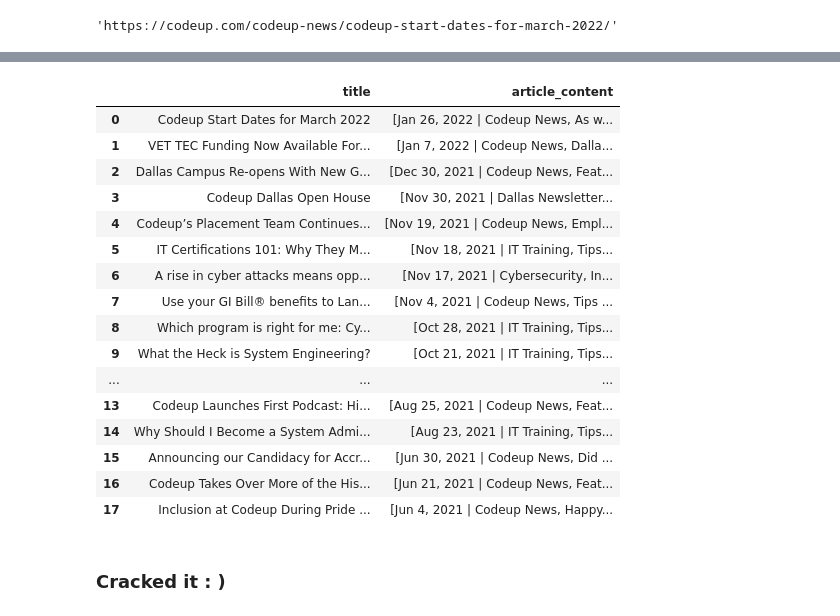
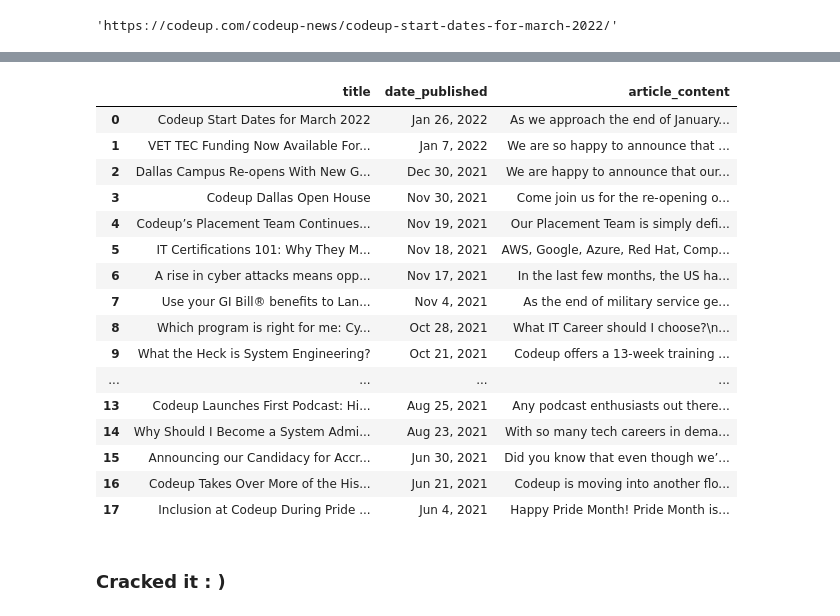
Before and after one commit to brianclements03/nlp, a Jupyter notebook: acquire_lesson-hopper.ipynb, the cells around one changed output, grey strips where cells are left out. Saved outputs shown, nothing was run; the diff lists cells and outputs as text; code cells hidden in the pictures.

```diff
--- a/acquire_lesson-hopper.ipynb
+++ b/acquire_lesson-hopper.ipynb
@@ -433,0 +438,3 @@ article_content
+# %%
+title = article_soup.find('h1',class_='entry-title').text
+title
@@ -433,0 +447,3 @@ article_content
+# %%
+date_published = article_soup.find('span',class_='published').text
+date_published
@@ -496,52 +552,24 @@ article_content
-# %%
-def get_blog_articles():
-    filename = 'codeup_blog_articles.json'
-    if os.path.isfile(filename):
-        return pd.read_csv(filename)
-
-    else:
-        article_list=[]
-        response = requests.get('https://codeup.com/blog/', headers={'user-agent': 'Codeup DS Hopper'})
-        soup = BeautifulSoup(response.text)
-        articles = soup.find_all('h2', class_ = 'entry-title')
-        for article in articles:
-            title = article.text
-            link = get_link(article)
-            article_response = requests.get(link, headers={'user-agent': 'Codeup DS Hopper'})
-            article_soup = BeautifulSoup(article_response.text)
-            article_content = [p.text for p in article_soup.find_all('p')]
-
-            article = {
-                'title': title, 'article_content': article_content
-            }
-            article_list.append(article)
-        df = pd.DataFrame(article_list)
-        df.to_json('codeup_blog_articles.json')
-    return df
-
-
-# Great, this function is working now
 # %%
-codeup_blog_posts = get_blog_articles()
+codeup_blog_posts = get_blog_articles(cached=True)
 codeup_blog_posts
 # %% [output]
-|  | title | article_content |
-| 0 | Codeup Start Dates for March 2022 | [Jan 26, 2022 | Codeup News, As w... |
-| 1 | VET TEC Funding Now Available For... | [Jan 7, 2022 | Codeup News, Dalla... |
-| 2 | Dallas Campus Re-opens With New G... | [Dec 30, 2021 | Codeup News, Feat... |
-| 3 | Codeup Dallas Open House | [Nov 30, 2021 | Dallas Newsletter... |
-| 4 | Codeup’s Placement Team Continues... | [Nov 19, 2021 | Codeup News, Empl... |
-| 5 | IT Certifications 101: Why They M... | [Nov 18, 2021 | IT Training, Tips... |
-| 6 | A rise in cyber attacks means opp... | [Nov 17, 2021 | Cybersecurity, In... |
-| 7 | Use your GI Bill® benefits to Lan... | [Nov 4, 2021 | Codeup News, Tips ... |
-| 8 | Which program is right for me: Cy... | [Oct 28, 2021 | IT Training, Tips... |
-| 9 | What the Heck is System Engineering? | [Oct 21, 2021 | IT Training, Tips... |
-| ... | ... | ... |
-| 13 | Codeup Launches First Podcast: Hi... | [Aug 25, 2021 | Codeup News, Feat... |
-| 14 | Why Should I Become a System Admi... | [Aug 23, 2021 | IT Training, Tips... |
-| 15 | Announcing our Candidacy for Accr... | [Jun 30, 2021 | Codeup News, Did ... |
-| 16 | Codeup Takes Over More of the His... | [Jun 21, 2021 | Codeup News, Feat... |
-| 17 | Inclusion at Codeup During Pride ... | [Jun 4, 2021 | Codeup News, Happy... |
+|  | title | date_published | article_content |
+| 0 | Codeup Start Dates for March 2022 | Jan 26, 2022 | As we approach the end of January... |
+| 1 | VET TEC Funding Now Available For... | Jan 7, 2022 | We are so happy to announce that ... |
+| 2 | Dallas Campus Re-opens With New G... | Dec 30, 2021 | We are happy to announce that our... |
+| 3 | Codeup Dallas Open House | Nov 30, 2021 | Come join us for the re-opening o... |
+| 4 | Codeup’s Placement Team Continues... | Nov 19, 2021 | Our Placement Team is simply defi... |
+| 5 | IT Certifications 101: Why They M... | Nov 18, 2021 | AWS, Google, Azure, Red Hat, Comp... |
+| 6 | A rise in cyber attacks means opp... | Nov 17, 2021 | In the last few months, the US ha... |
+| 7 | Use your GI Bill® benefits to Lan... | Nov 4, 2021 | As the end of military service ge... |
+| 8 | Which program is right for me: Cy... | Oct 28, 2021 | What IT Career should I choose?\n... |
+| 9 | What the Heck is System Engineering? | Oct 21, 2021 | Codeup offers a 13-week training ... |
+| ... | ... | ... | ... |
+| 13 | Codeup Launches First Podcast: Hi... | Aug 25, 2021 | Any podcast enthusiasts out there... |
+| 14 | Why Should I Become a System Admi... | Aug 23, 2021 | With so many tech careers in dema... |
+| 15 | Announcing our Candidacy for Accr... | Jun 30, 2021 | Did you know that even though we’... |
+| 16 | Codeup Takes Over More of the His... | Jun 21, 2021 | Codeup is moving into another flo... |
+| 17 | Inclusion at Codeup During Pride ... | Jun 4, 2021 | Happy Pride Month! Pride Month is... |
 # %%
 # codeup_blog_posts = pd.DataFrame([get_blog_articles(article) for article in articles])
 # %%
```
Also changed, not shown: parts of 31 cells of this notebook, 3 other files.
